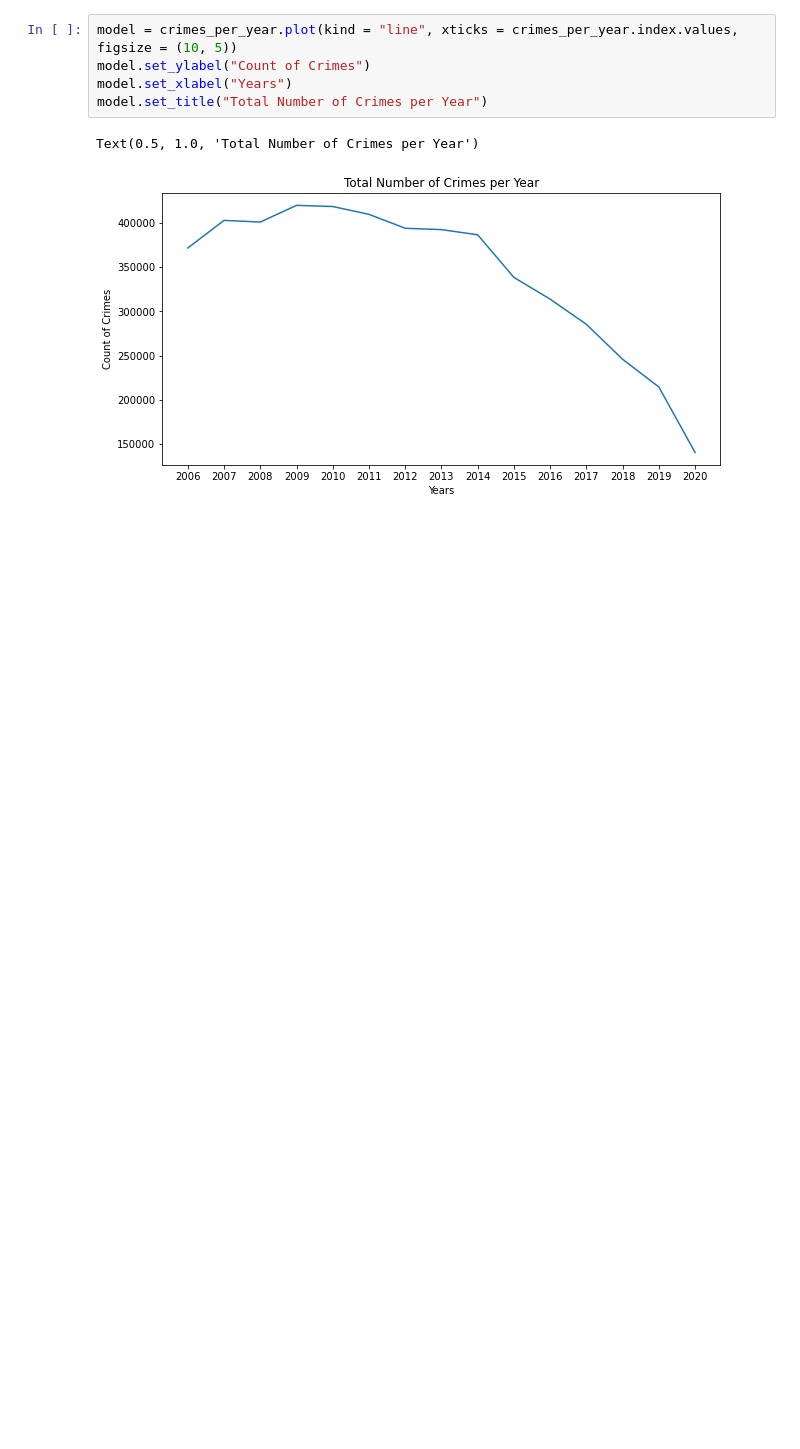
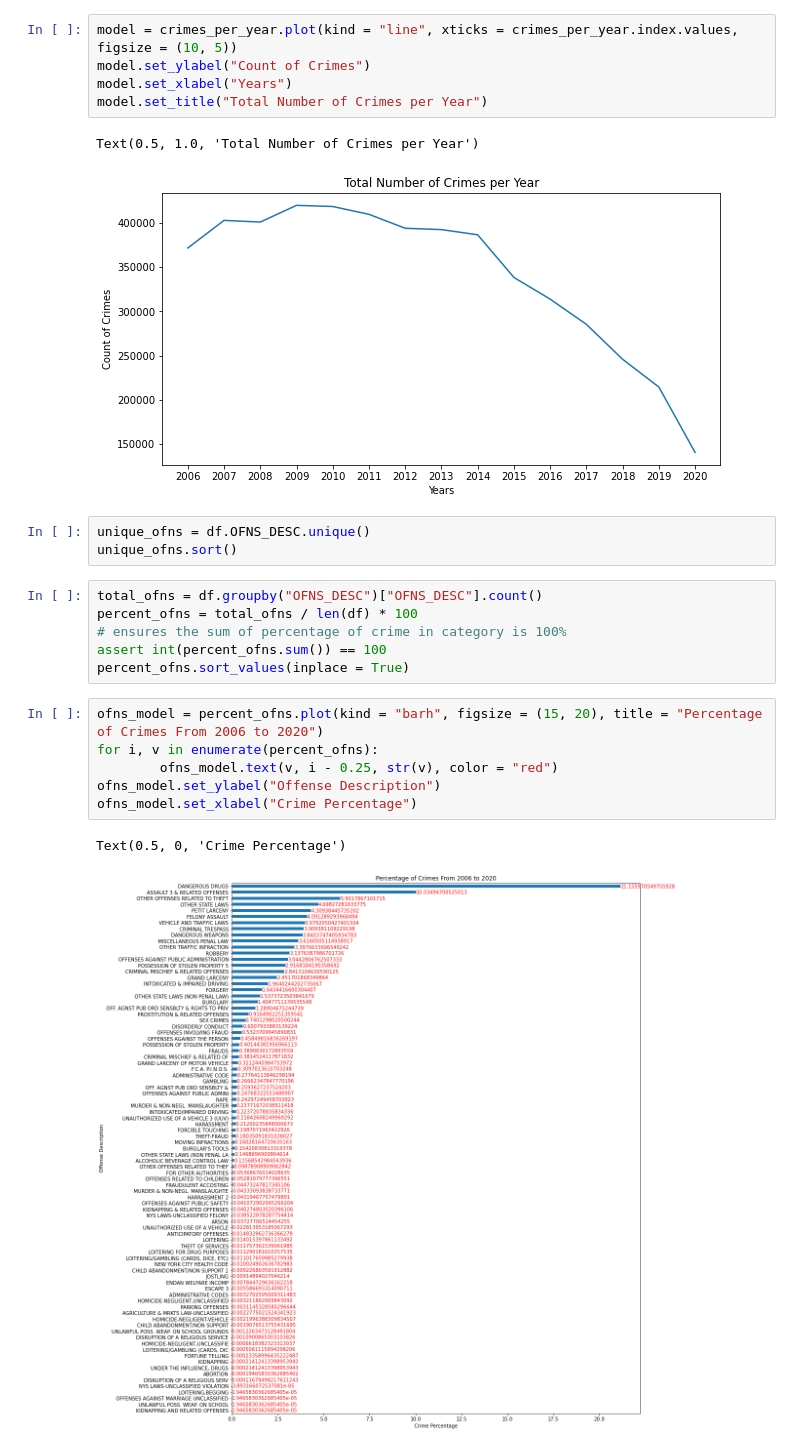
Before and after one commit to KevinSong0428/NewYorkCrimeClassification, a Jupyter notebook: Data.ipynb, the cells around one changed output. Cells and saved outputs as stored; diff of their text form; blank space fills up the shorter version.

```diff
--- a/Data.ipynb
+++ b/Data.ipynb
@@ -103,3 +74,21 @@ model.set_title("Total Number of Crimes per Year")
 # %% [output]
 Text(0.5, 1.0, 'Total Number of Crimes per Year')
 [figure]
+# %%
+unique_ofns = df.OFNS_DESC.unique()
+unique_ofns.sort()
+# %%
+total_ofns = df.groupby("OFNS_DESC")["OFNS_DESC"].count()
+percent_ofns = total_ofns / len(df) * 100
+# ensures the sum of percentage of crime in category is 100%
+assert int(percent_ofns.sum()) == 100
+percent_ofns.sort_values(inplace = True)
+# %%
+ofns_model = percent_ofns.plot(kind = "barh", figsize = (15, 20), title = "Percentage of Crimes From 2006 to 2020")
+for i, v in enumerate(percent_ofns):
+        ofns_model.text(v, i - 0.25, str(v), color = "red")
+ofns_model.set_ylabel("Offense Description")
+ofns_model.set_xlabel("Crime Percentage")
+# %% [output]
+Text(0.5, 0, 'Crime Percentage')
+[figure, added]
```
Also changed, not shown: parts of 10 cells of this notebook.
